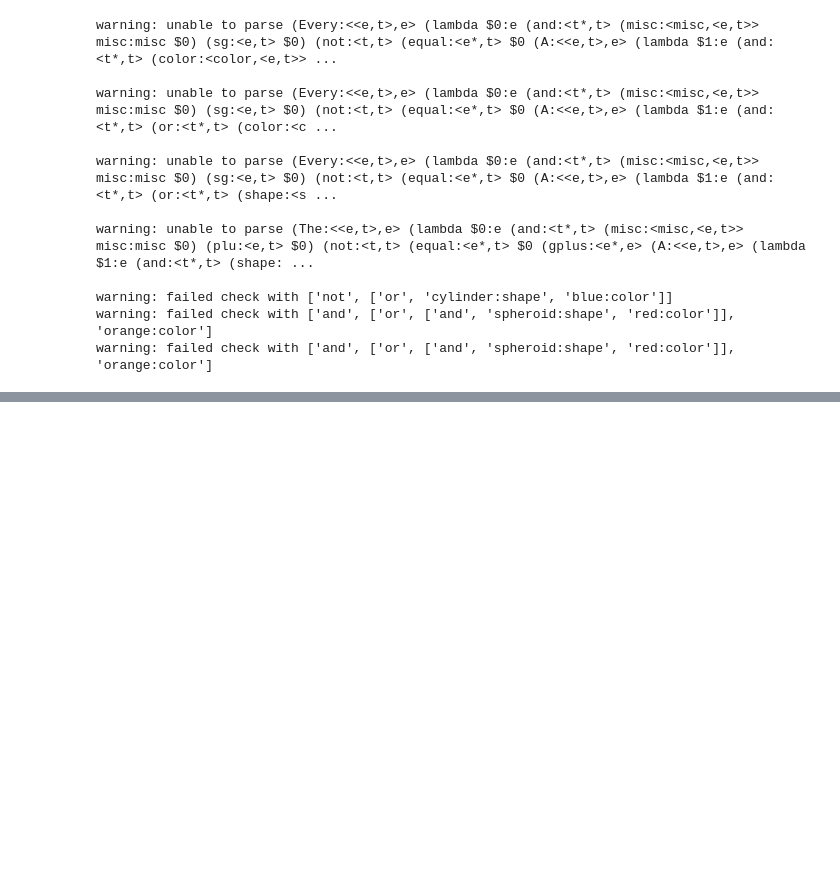
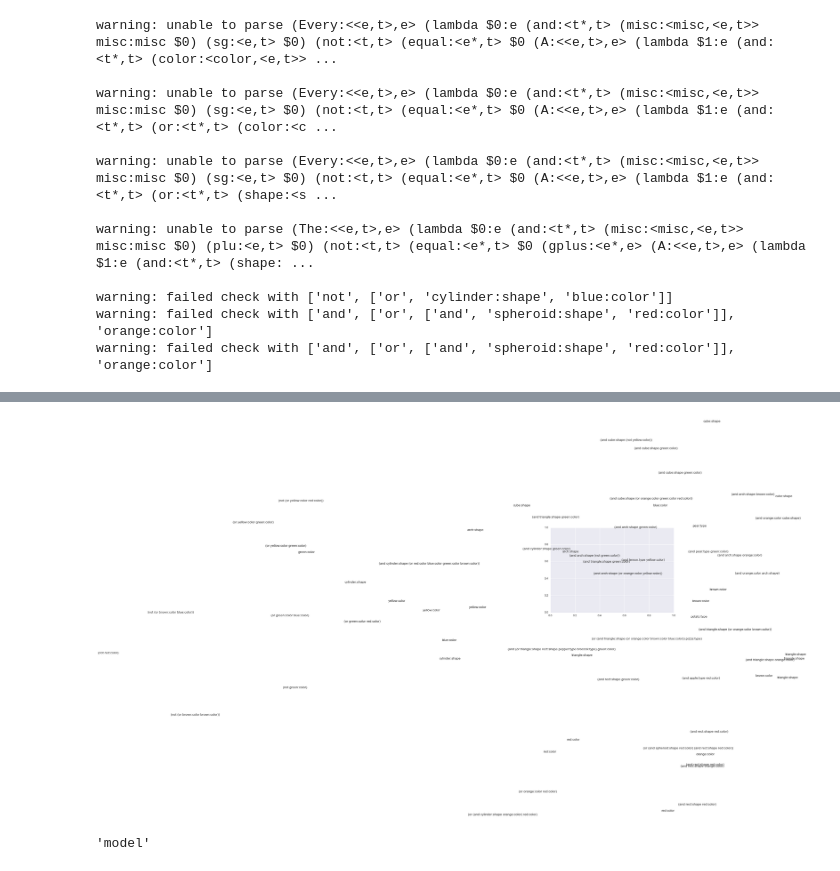
Before and after one commit to jacobandreas/rnn-syn, a Jupyter notebook: comm.ipynb, the cells around one changed output, grey strips where cells are left out. Saved outputs shown, nothing was run; the diff lists cells and outputs as text; code cells hidden in the pictures; blank space fills up the shorter version.

```diff
--- a/comm.ipynb
+++ b/comm.ipynb
@@ -308,3 +355,23 @@ print best_lf_mean / correct
+# %%
+from sklearn.decomposition import PCA
+
+messages = [m for m, l in exact]
+proj_messages = PCA(2).fit_transform(messages)
+#print proj_messages
+
+keep_lfs = []
+keep_coords = []
+for i, (m, l) in enumerate(exact):
+    if isinstance(l, str) or len(logic.flatten(l)) <= 3:
+        keep_lfs.append(logic.pp(l))
+        keep_coords.append(proj_messages[i, :] + random.uniform(-0.1, 0.1, 2))
+keep_coords = np.asarray(keep_coords)
+
+for i in range(len(keep_lfs)):
+    plt.text(keep_coords[i, 0], keep_coords[i, 1], keep_lfs[i])
+plt.show()
+# %% [output]
+[figure, added]
 # %%
 def explain_env(env, label, lfs):
     valid = []
@@ -320,3 +387,8 @@ def explain_env(env, label, lfs):
         if ok:
             valid.append(lf)
     return min(valid, key=lambda x: 1 if isinstance(x, int) else len(logic.flatten(x)))
+# %%
+saver = tf.train.Saver()
+saver.save(session, "model")
+# %% [output]
+'model'
```
Also changed, not shown: parts of 5 cells of this notebook, 5 other files.
